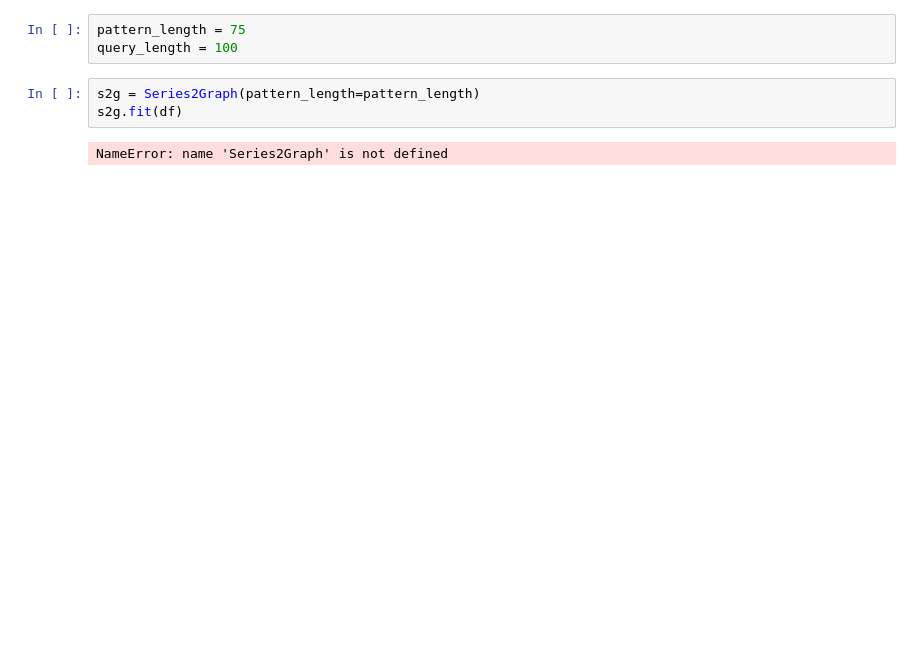
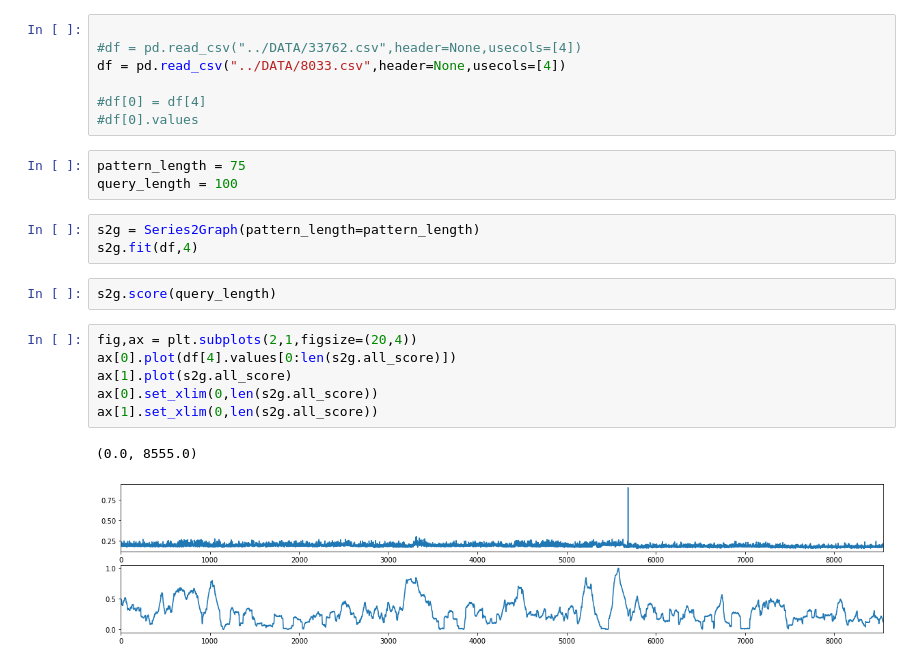
Before and after one commit to odedns/hackathon, a Jupyter notebook: SourceCode/example/test.ipynb, the cells around one changed output. Saved outputs shown, nothing was run; the diff lists cells and outputs as text; blank space fills up the shorter version.

```diff
--- a/SourceCode/example/test.ipynb
+++ b/SourceCode/example/test.ipynb
@@ -24,8 +6,24 @@ df
+# %%
+
+#df = pd.read_csv("../DATA/33762.csv",header=None,usecols=[4])
+df = pd.read_csv("../DATA/8033.csv",header=None,usecols=[4])
+
+#df[0] = df[4]
+#df[0].values
 # %%
 pattern_length = 75
 query_length = 100
 # %%
 s2g = Series2Graph(pattern_length=pattern_length)
-s2g.fit(df)
+s2g.fit(df,4)
-# %% [output]
-NameError: name 'Series2Graph' is not defined
+# %%
+s2g.score(query_length)
+# %%
+fig,ax = plt.subplots(2,1,figsize=(20,4))
+ax[0].plot(df[4].values[0:len(s2g.all_score)])
+ax[1].plot(s2g.all_score)
+ax[0].set_xlim(0,len(s2g.all_score))
+ax[1].set_xlim(0,len(s2g.all_score))
+# %% [output]
+(0.0, 8555.0)
+[figure, added]
```
Also changed, not shown: parts of 2 cells of this notebook, 5 other files.
